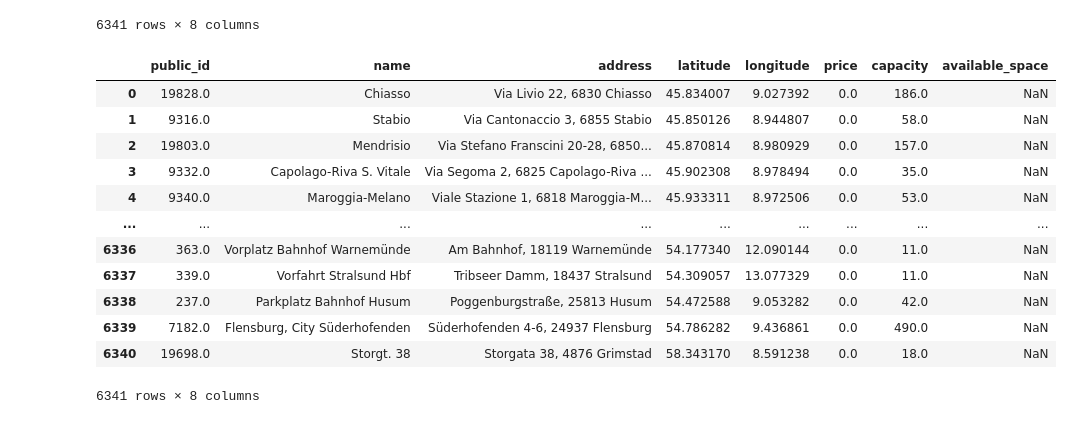
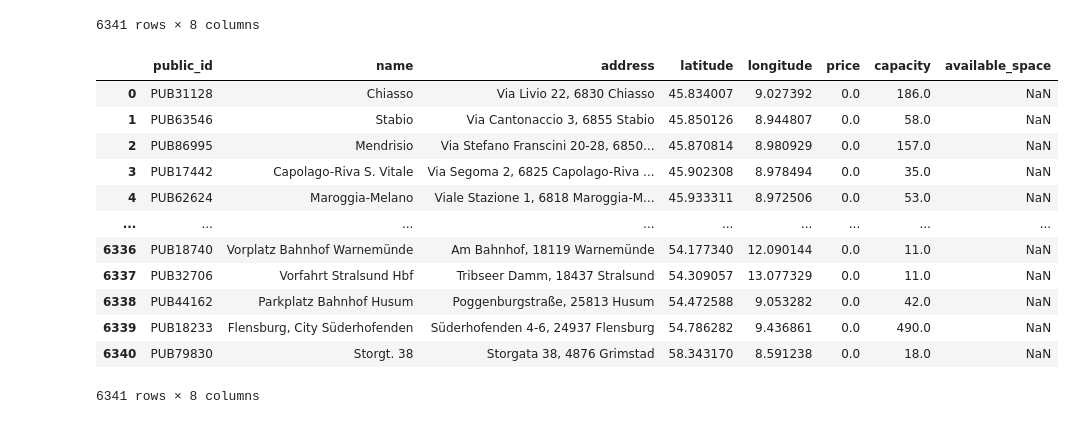
Before and after one commit to Vae2002/AML-WDB-Sem5, a Jupyter notebook: EDA_public.ipynb, the cells around one changed output. Drawn from its saved outputs; the diff is of its cells as text; code cells hidden in the pictures.

Commit message:
public id changed

```diff
--- a/EDA_public.ipynb
+++ b/EDA_public.ipynb
@@ -226,24 +227,26 @@ df_combined
 # %%
 # Define desired column order
 desired_columns = [
     "public_id", "name", "address", "latitude", "longitude", "price", "capacity", "available_space", "history_id"
 ]
 
 # Reorder the columns in the combined DataFrame
 df_combined = df_combined[[col for col in desired_columns if col in df_combined.columns]]
 
+df_combined['public_id'] = df_combined['public_id'].apply(lambda x: f"PUB{random.randint(10000, 99999)}")
+
 df_combined
 # %% [output]
 |  | public_id | name | address | latitude | longitude | price | capacity | available_space |
-| 0 | 19828.0 | Chiasso | Via Livio 22, 6830 Chiasso | 45.834007 | 9.027392 | 0.0 | 186.0 | NaN |
-| 1 | 9316.0 | Stabio | Via Cantonaccio 3, 6855 Stabio | 45.850126 | 8.944807 | 0.0 | 58.0 | NaN |
-| 2 | 19803.0 | Mendrisio | Via Stefano Franscini 20-28, 6850... | 45.870814 | 8.980929 | 0.0 | 157.0 | NaN |
-| 3 | 9332.0 | Capolago-Riva S. Vitale | Via Segoma 2, 6825 Capolago-Riva ... | 45.902308 | 8.978494 | 0.0 | 35.0 | NaN |
-| 4 | 9340.0 | Maroggia-Melano | Viale Stazione 1, 6818 Maroggia-M... | 45.933311 | 8.972506 | 0.0 | 53.0 | NaN |
+| 0 | PUB31128 | Chiasso | Via Livio 22, 6830 Chiasso | 45.834007 | 9.027392 | 0.0 | 186.0 | NaN |
+| 1 | PUB63546 | Stabio | Via Cantonaccio 3, 6855 Stabio | 45.850126 | 8.944807 | 0.0 | 58.0 | NaN |
+| 2 | PUB86995 | Mendrisio | Via Stefano Franscini 20-28, 6850... | 45.870814 | 8.980929 | 0.0 | 157.0 | NaN |
+| 3 | PUB17442 | Capolago-Riva S. Vitale | Via Segoma 2, 6825 Capolago-Riva ... | 45.902308 | 8.978494 | 0.0 | 35.0 | NaN |
+| 4 | PUB62624 | Maroggia-Melano | Viale Stazione 1, 6818 Maroggia-M... | 45.933311 | 8.972506 | 0.0 | 53.0 | NaN |
 | ... | ... | ... | ... | ... | ... | ... | ... | ... |
-| 6336 | 363.0 | Vorplatz Bahnhof Warnemünde | Am Bahnhof, 18119 Warnemünde | 54.177340 | 12.090144 | 0.0 | 11.0 | NaN |
-| 6337 | 339.0 | Vorfahrt Stralsund Hbf | Tribseer Damm, 18437 Stralsund | 54.309057 | 13.077329 | 0.0 | 11.0 | NaN |
-| 6338 | 237.0 | Parkplatz Bahnhof Husum | Poggenburgstraße, 25813 Husum | 54.472588 | 9.053282 | 0.0 | 42.0 | NaN |
-| 6339 | 7182.0 | Flensburg, City Süderhofenden | Süderhofenden 4-6, 24937 Flensburg | 54.786282 | 9.436861 | 0.0 | 490.0 | NaN |
-| 6340 | 19698.0 | Storgt. 38 | Storgata 38, 4876 Grimstad | 58.343170 | 8.591238 | 0.0 | 18.0 | NaN |
+| 6336 | PUB18740 | Vorplatz Bahnhof Warnemünde | Am Bahnhof, 18119 Warnemünde | 54.177340 | 12.090144 | 0.0 | 11.0 | NaN |
+| 6337 | PUB32706 | Vorfahrt Stralsund Hbf | Tribseer Damm, 18437 Stralsund | 54.309057 | 13.077329 | 0.0 | 11.0 | NaN |
+| 6338 | PUB44162 | Parkplatz Bahnhof Husum | Poggenburgstraße, 25813 Husum | 54.472588 | 9.053282 | 0.0 | 42.0 | NaN |
+| 6339 | PUB18233 | Flensburg, City Süderhofenden | Süderhofenden 4-6, 24937 Flensburg | 54.786282 | 9.436861 | 0.0 | 490.0 | NaN |
+| 6340 | PUB79830 | Storgt. 38 | Storgata 38, 4876 Grimstad | 58.343170 | 8.591238 | 0.0 | 18.0 | NaN |
 6341 rows × 8 columns
```
Also changed, not shown: parts of 6 cells of this notebook.
